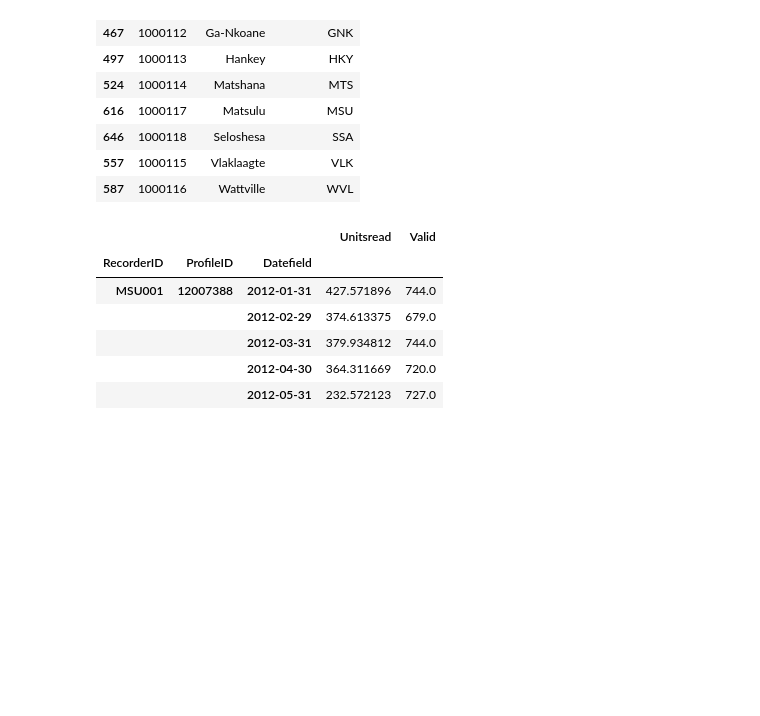
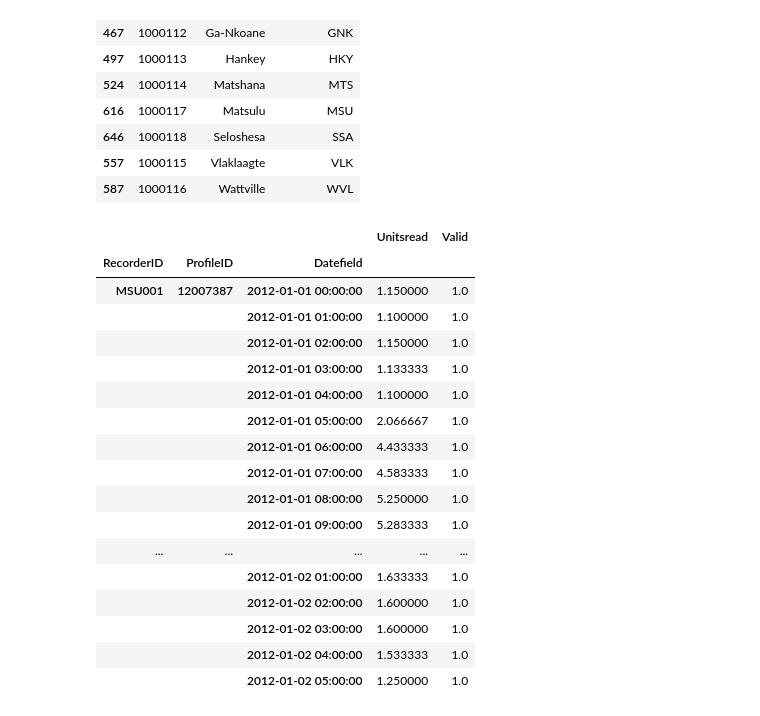
Before and after one commit to SaintlyVi/DLR_DB, a Jupyter notebook: DLR NOTEBOOK Load Profile Analysis.ipynb, the cells around one changed output. Saved outputs shown, nothing was run; the diff lists cells and outputs as text; code cells hidden in the pictures; blank space fills up the shorter version.

```diff
--- a/DLR NOTEBOOK Load Profile Analysis.ipynb
+++ b/DLR NOTEBOOK Load Profile Analysis.ipynb
@@ -37,12 +34,23 @@ socios.recorderLocations(2012)
 | 557 | 1000115 | Vlaklaagte | VLK |
 | 587 | 1000116 | Wattville | WVL |
 # %%
-ts.tsAgg(2012, 'kW', 'M', 'MSU').head()
+ts.tsAgg(2012, 'A', 'H', 'MSU')[:30]
 # %% [output]
 |  |  |  | Unitsread | Valid |
 | RecorderID | ProfileID | Datefield |  |  |
-| MSU001 | 12007388 | 2012-01-31 | 427.571896 | 744.0 |
-|  |  | 2012-02-29 | 374.613375 | 679.0 |
-|  |  | 2012-03-31 | 379.934812 | 744.0 |
-|  |  | 2012-04-30 | 364.311669 | 720.0 |
-|  |  | 2012-05-31 | 232.572123 | 727.0 |
+| MSU001 | 12007387 | 2012-01-01 00:00:00 | 1.150000 | 1.0 |
+|  |  | 2012-01-01 01:00:00 | 1.100000 | 1.0 |
+|  |  | 2012-01-01 02:00:00 | 1.150000 | 1.0 |
+|  |  | 2012-01-01 03:00:00 | 1.133333 | 1.0 |
+|  |  | 2012-01-01 04:00:00 | 1.100000 | 1.0 |
+|  |  | 2012-01-01 05:00:00 | 2.066667 | 1.0 |
+|  |  | 2012-01-01 06:00:00 | 4.433333 | 1.0 |
+|  |  | 2012-01-01 07:00:00 | 4.583333 | 1.0 |
+|  |  | 2012-01-01 08:00:00 | 5.250000 | 1.0 |
+|  |  | 2012-01-01 09:00:00 | 5.283333 | 1.0 |
+| ... | ... | ... | ... | ... |
+|  |  | 2012-01-02 01:00:00 | 1.633333 | 1.0 |
+|  |  | 2012-01-02 02:00:00 | 1.600000 | 1.0 |
+|  |  | 2012-01-02 03:00:00 | 1.600000 | 1.0 |
+|  |  | 2012-01-02 04:00:00 | 1.533333 | 1.0 |
+|  |  | 2012-01-02 05:00:00 | 1.250000 | 1.0 |
```
Also changed, not shown: parts of 1 cell of this notebook, 1 other file.
